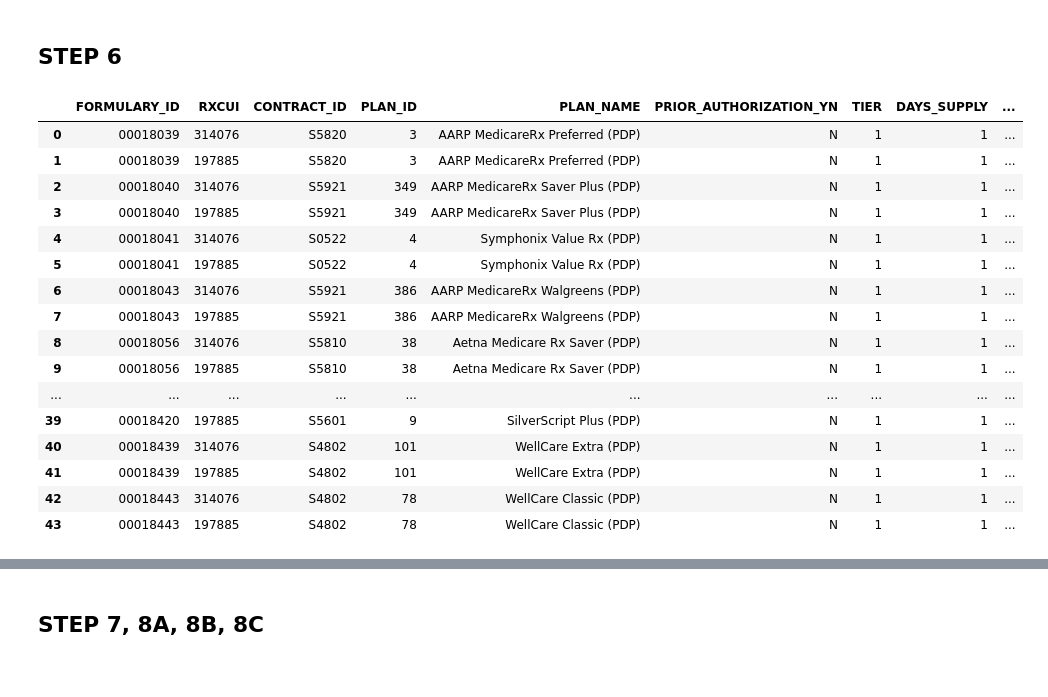
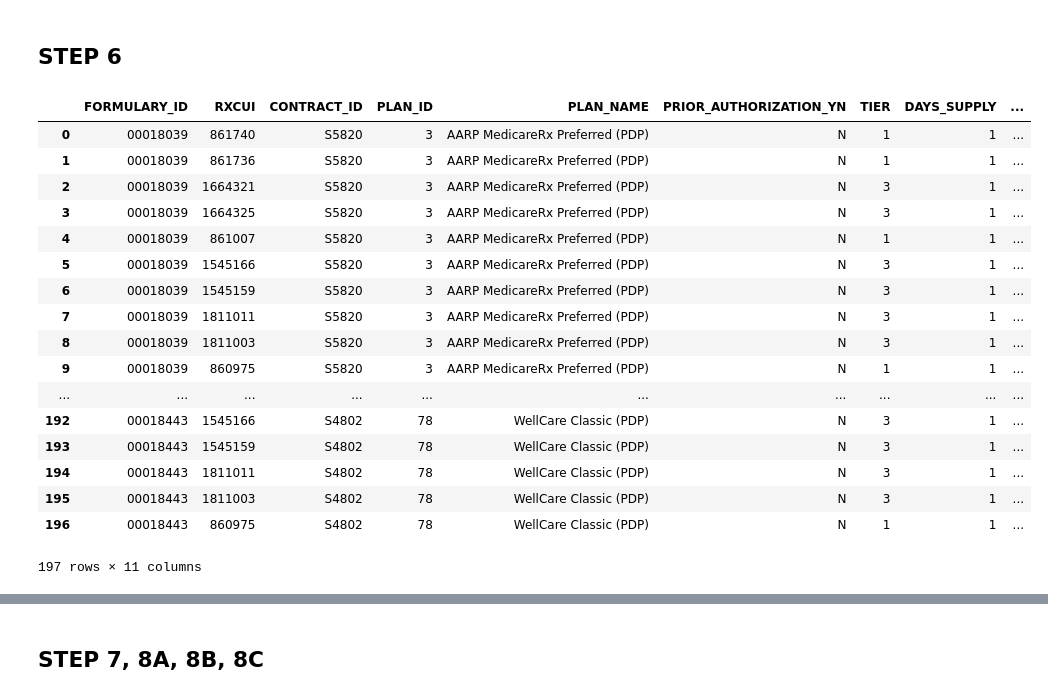
Before and after one commit to khayyamsaleem/medaccess, a Jupyter notebook: src/PDP_FINDER_REWORK.ipynb, the cells around one changed output, grey strips where cells are left out. Saved outputs shown, nothing was run; the diff lists cells and outputs as text; code cells hidden in the pictures.

```diff
--- a/src/PDP_FINDER_REWORK.ipynb
+++ b/src/PDP_FINDER_REWORK.ipynb
@@ -112,23 +117,24 @@ where (cast(BENEFICIARY_COST.COVERAGE_LEVEL as integer) = 0 or \
       BENEFICIARY_COST.DAYS_SUPPLY = 1 and\
       cast(BENEFICIARY_COST.COST_TYPE_PREF as integer) = 1",conn)
 # %%
-#EXAMPLE FOR LISINOPRIL
-user_generics[('LISINOPRIL','10')]
+#EXAMPLE FOR METFORMIN
+user_generics[('METFORMIN','500')]
 # %% [output]
 |  | FORMULARY_ID | RXCUI | CONTRACT_ID | PLAN_ID | PLAN_NAME | PRIOR_AUTHORIZATION_YN | TIER | DAYS_SUPPLY | ... |
-| 0 | 00018039 | 314076 | S5820 | 3 | AARP MedicareRx Preferred (PDP) | N | 1 | 1 | ... |
-| 1 | 00018039 | 197885 | S5820 | 3 | AARP MedicareRx Preferred (PDP) | N | 1 | 1 | ... |
-| 2 | 00018040 | 314076 | S5921 | 349 | AARP MedicareRx Saver Plus (PDP) | N | 1 | 1 | ... |
-| 3 | 00018040 | 197885 | S5921 | 349 | AARP MedicareRx Saver Plus (PDP) | N | 1 | 1 | ... |
-| 4 | 00018041 | 314076 | S0522 | 4 | Symphonix Value Rx (PDP) | N | 1 | 1 | ... |
-| 5 | 00018041 | 197885 | S0522 | 4 | Symphonix Value Rx (PDP) | N | 1 | 1 | ... |
-| 6 | 00018043 | 314076 | S5921 | 386 | AARP MedicareRx Walgreens (PDP) | N | 1 | 1 | ... |
-| 7 | 00018043 | 197885 | S5921 | 386 | AARP MedicareRx Walgreens (PDP) | N | 1 | 1 | ... |
-| 8 | 00018056 | 314076 | S5810 | 38 | Aetna Medicare Rx Saver (PDP) | N | 1 | 1 | ... |
-| 9 | 00018056 | 197885 | S5810 | 38 | Aetna Medicare Rx Saver (PDP) | N | 1 | 1 | ... |
+| 0 | 00018039 | 861740 | S5820 | 3 | AARP MedicareRx Preferred (PDP) | N | 1 | 1 | ... |
+| 1 | 00018039 | 861736 | S5820 | 3 | AARP MedicareRx Preferred (PDP) | N | 1 | 1 | ... |
+| 2 | 00018039 | 1664321 | S5820 | 3 | AARP MedicareRx Preferred (PDP) | N | 3 | 1 | ... |
+| 3 | 00018039 | 1664325 | S5820 | 3 | AARP MedicareRx Preferred (PDP) | N | 3 | 1 | ... |
+| 4 | 00018039 | 861007 | S5820 | 3 | AARP MedicareRx Preferred (PDP) | N | 1 | 1 | ... |
+| 5 | 00018039 | 1545166 | S5820 | 3 | AARP MedicareRx Preferred (PDP) | N | 3 | 1 | ... |
+| 6 | 00018039 | 1545159 | S5820 | 3 | AARP MedicareRx Preferred (PDP) | N | 3 | 1 | ... |
+| 7 | 00018039 | 1811011 | S5820 | 3 | AARP MedicareRx Preferred (PDP) | N | 3 | 1 | ... |
+| 8 | 00018039 | 1811003 | S5820 | 3 | AARP MedicareRx Preferred (PDP) | N | 3 | 1 | ... |
+| 9 | 00018039 | 860975 | S5820 | 3 | AARP MedicareRx Preferred (PDP) | N | 1 | 1 | ... |
 | ... | ... | ... | ... | ... | ... | ... | ... | ... | ... |
-| 39 | 00018420 | 197885 | S5601 | 9 | SilverScript Plus (PDP) | N | 1 | 1 | ... |
-| 40 | 00018439 | 314076 | S4802 | 101 | WellCare Extra (PDP) | N | 1 | 1 | ... |
-| 41 | 00018439 | 197885 | S4802 | 101 | WellCare Extra (PDP) | N | 1 | 1 | ... |
-| 42 | 00018443 | 314076 | S4802 | 78 | WellCare Classic (PDP) | N | 1 | 1 | ... |
-| 43 | 00018443 | 197885 | S4802 | 78 | WellCare Classic (PDP) | N | 1 | 1 | ... |
+| 192 | 00018443 | 1545166 | S4802 | 78 | WellCare Classic (PDP) | N | 3 | 1 | ... |
+| 193 | 00018443 | 1545159 | S4802 | 78 | WellCare Classic (PDP) | N | 3 | 1 | ... |
+| 194 | 00018443 | 1811011 | S4802 | 78 | WellCare Classic (PDP) | N | 3 | 1 | ... |
+| 195 | 00018443 | 1811003 | S4802 | 78 | WellCare Classic (PDP) | N | 3 | 1 | ... |
+| 196 | 00018443 | 860975 | S4802 | 78 | WellCare Classic (PDP) | N | 1 | 1 | ... |
+197 rows × 11 columns
```
Also changed, not shown: parts of 9 cells of this notebook.
